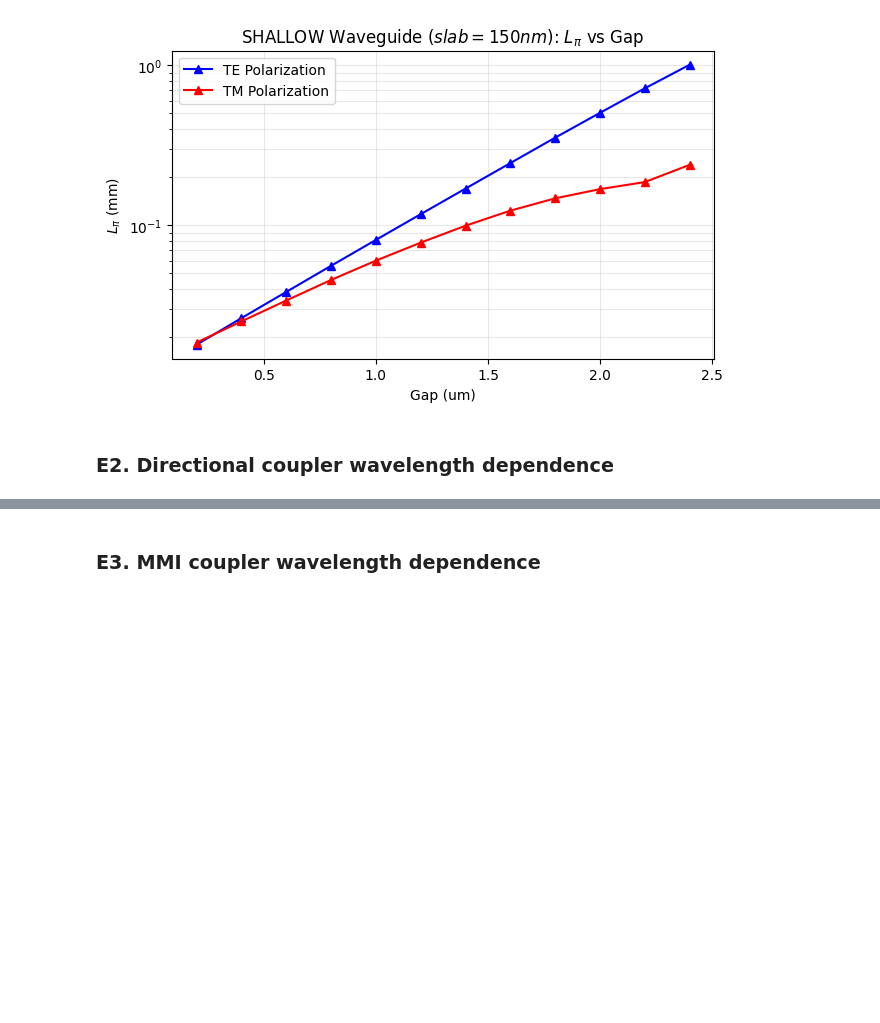
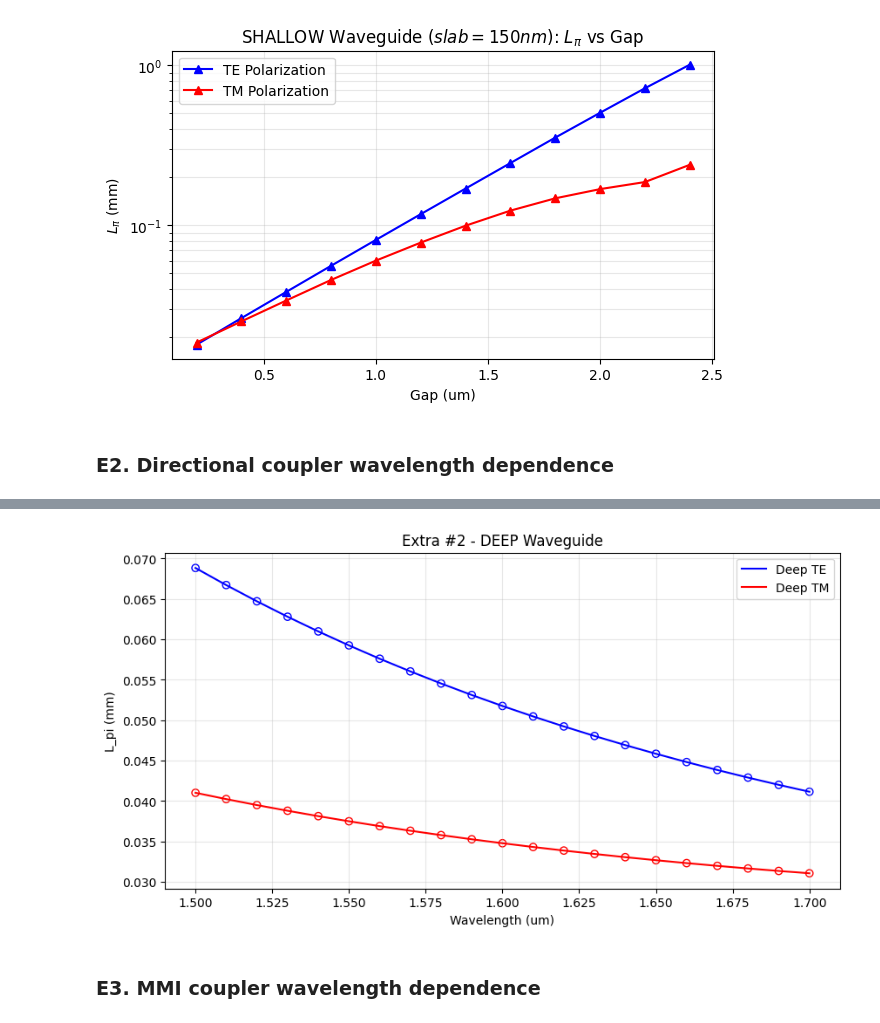
Before and after one commit to cdjuacor/cifoin-lab2, a Jupyter notebook: COUPLERS_Student.ipynb, the cells around one changed output, grey strips where cells are left out. Cells and saved outputs as stored; diff of their text form; code cells hidden in the pictures; blank space fills up the shorter version.

Commit message:
EXTRA 2 DEEP HECHO

```diff
--- a/COUPLERS_Student.ipynb
+++ b/COUPLERS_Student.ipynb
@@ -822,0 +794,40 @@ plt.tight_layout(rect=[0, 0, 0.85, 1])
+# %%
+wavelength = np.linspace(1.5, 1.7, 21)
+
+deep_dcoupler_cs = gt.modes.WaveguideCoupler(
+    wavelength=wavelength,
+    core_width=(1.0, 1.0),
+    gap=600 * nm,
+    slab_thickness=0 * nm,
+    core_material='sin',
+    clad_material='sio2',
+    core_thickness=300 * nm,
+    num_modes=4,
+    cache_path='.cache/',
+    precision='double',
+    grid_resolution=20
+)
+
+
+neffs = np.array(deep_dcoupler_cs.n_eff).real
+if neffs.ndim == 3:
+    neffs = neffs[0]
+
+
+L_pi_TE = (0.5 * wavelength / np.abs(neffs[:, 0] - neffs[:, 1])) / 1000
+L_pi_TM = (0.5 * wavelength / np.abs(neffs[:, 2] - neffs[:, 3])) / 1000
+
+
+plt.figure(figsize=(10, 5))
+plt.plot(wavelength, L_pi_TE, 'b-', label='Deep TE')
+plt.plot(wavelength, L_pi_TM, 'r-', label='Deep TM')
+plt.scatter(wavelength, L_pi_TE, edgecolors='b', facecolors='none')
+plt.scatter(wavelength, L_pi_TM, edgecolors='r', facecolors='none')
+
+plt.xlabel("Wavelength (um)")
+plt.ylabel("L_pi (mm)")
+plt.title("Extra #2 - DEEP Waveguide")
+plt.grid(True, alpha=0.3)
+plt.legend()
+plt.show()
+# %% [output]
@@ -823,3 +835,4 @@ plt.tight_layout(rect=[0, 0, 0.85, 1])
+[figure, added]
 # %% [markdown]
 ### E3. MMI coupler wavelength dependence
 # %%
```
Also changed, not shown: parts of 2 cells of this notebook.
